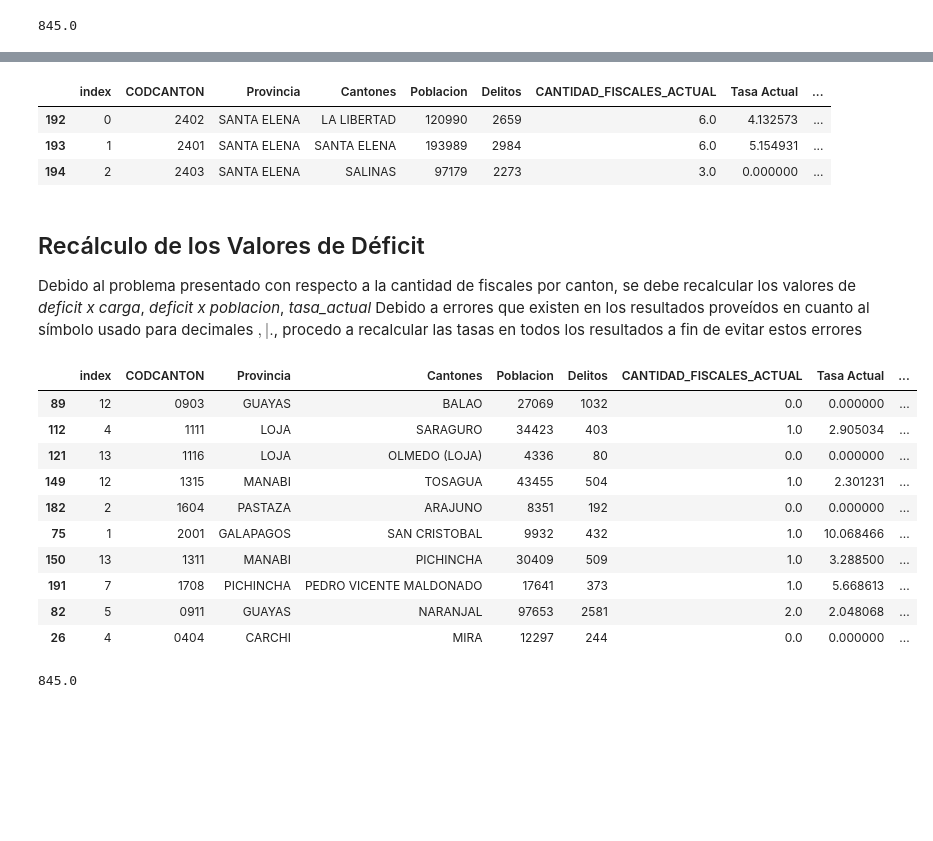
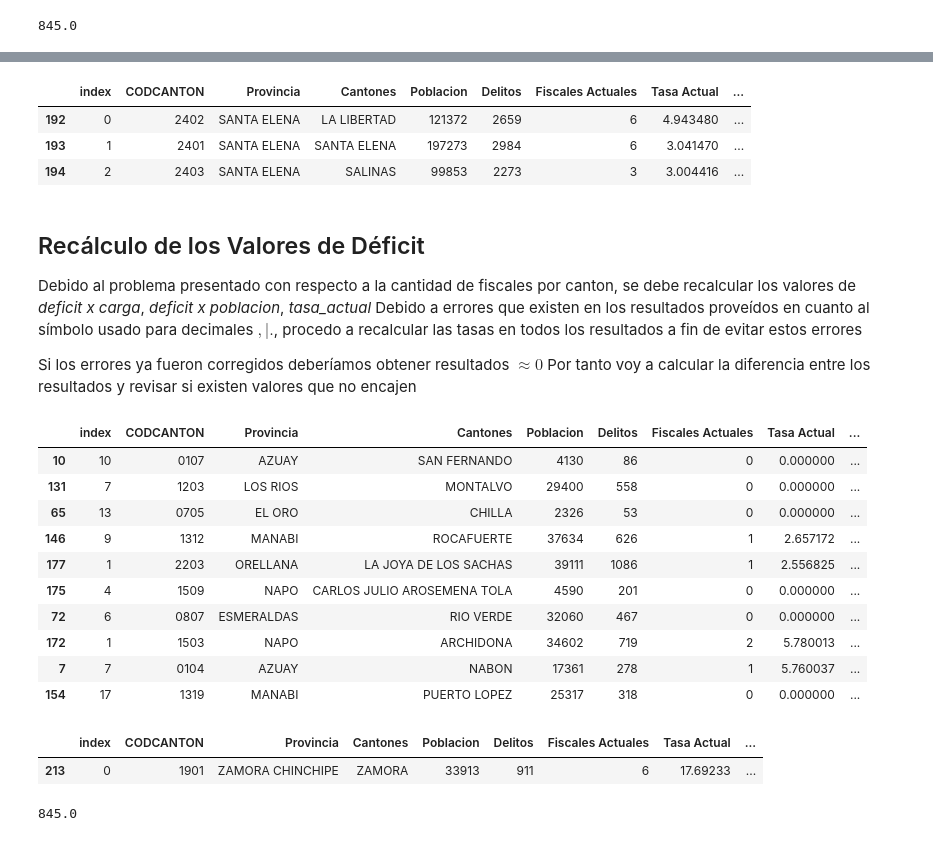
Before and after one commit to Darioxba1994/Proyecto_Fiscal-a, a Jupyter notebook: FormateoResultados.ipynb, the cells around one changed output, grey strips where cells are left out. Cells and saved outputs as stored; diff of their text form; code cells hidden in the pictures; blank space fills up the shorter version.

```diff
--- a/FormateoResultados.ipynb
+++ b/FormateoResultados.ipynb
@@ -68,8 +69,10 @@ from tqdm import tqdm
 import re
 regex = r"Resultados\_([\wÁÉÍÓÚ Ñ]+).xlsx"
 deficit_fiscales_dict = {}
-for arch in tqdm(os.listdir(os.path.join(dir_root, 'Resultados/Modelo/'))):
-    file_path = os.path.join(dir_root, 'Resultados/Modelo/', arch)
+# for arch in tqdm(os.listdir(os.path.join(dir_root, 'Resultados/Modelo/'))):
+for arch in tqdm(os.listdir(os.path.join(dir_root, 'Resultados_Corregidos/Resultados_Final/'))):
+    # file_path = os.path.join(dir_root, 'Resultados/Modelo/', arch)
+    file_path = os.path.join(dir_root, 'Resultados_Corregidos/Resultados_Final/', arch)
     provincia_name = re.findall(regex, arch, re.MULTILINE)[0]
     provincia_df = pd.read_excel(file_path, sheet_name='Resumen')
     provincia_df['Provincia'] = provincia_name
@@ -218,3 +226,5 @@ deficit_cantones[deficit_cantones.Cantones.str.contains("SANTIAGO")]
 deficit_cantones.Cantones[deficit_cantones.CODCANTON=='NO ENCUENTRO'].tolist()
 # %% [output]
 []
+# %%
+deficit_cantones.CODCANTON[deficit_cantones.Cantones=="LAS GOLONDRINAS"] = "0001"
@@ -285,12 +306,14 @@ Reordenando las columnas
 # %%
-deficit_cantones_df = deficit_cantones_tmp.copy()
+# deficit_cantones_df = deficit_cantones_tmp.copy() # Lo retiro porque la suma de la EPN es correcta
+deficit_cantones_df = deficit_cantones.copy()
 deficit_cantones_df = deficit_cantones_df.loc[:,['index',
                                                  'CODCANTON',
                                                  'Provincia',
                                                  'Cantones',
                                                  'Poblacion',
                                                  'Delitos',
-                                                 'CANTIDAD_FISCALES_ACTUAL',
+                                                #  'CANTIDAD_FISCALES_ACTUAL', # Nombre resultado del merge
+                                                 'Fiscales Actuales',
                                                  'Tasa Actual',
                                                  'Fiscales x Carga',
                                                  'Déficit x Carga',
@@ -334,35 +357,53 @@ deficit_cantones_df[deficit_cantones_df.Provincia=="LOJA"]
 # %%
 deficit_cantones_df[deficit_cantones_df.Provincia=="SANTA ELENA"]
 # %% [output]
-|  | index | CODCANTON | Provincia | Cantones | Poblacion | Delitos | CANTIDAD_FISCALES_ACTUAL | Tasa Actual | ... |
-| 192 | 0 | 2402 | SANTA ELENA | LA LIBERTAD | 120990 | 2659 | 6.0 | 4.132573 | ... |
-| 193 | 1 | 2401 | SANTA ELENA | SANTA ELENA | 193989 | 2984 | 6.0 | 5.154931 | ... |
-| 194 | 2 | 2403 | SANTA ELENA | SALINAS | 97179 | 2273 | 3.0 | 0.000000 | ... |
+|  | index | CODCANTON | Provincia | Cantones | Poblacion | Delitos | Fiscales Actuales | Tasa Actual | ... |
+| 192 | 0 | 2402 | SANTA ELENA | LA LIBERTAD | 121372 | 2659 | 6 | 4.943480 | ... |
+| 193 | 1 | 2401 | SANTA ELENA | SANTA ELENA | 197273 | 2984 | 6 | 3.041470 | ... |
+| 194 | 2 | 2403 | SANTA ELENA | SALINAS | 99853 | 2273 | 3 | 3.004416 | ... |
 # %% [markdown]
 ## Recálculo de los Valores de Déficit
 
 Debido al problema presentado con respecto a la cantidad de fiscales por canton, se debe recalcular los valores de *deficit x carga*, *deficit x poblacion*, *tasa_actual*
 Debido a errores que existen en los resultados proveídos en cuanto al símbolo usado para decimales ${,|.}$, procedo a recalcular las tasas en todos los resultados a fin de evitar estos errores
+
+Si los errores ya fueron corregidos deberíamos obtener resultados $\approx 0$ Por tanto voy a calcular la diferencia entre los resultados y revisar si existen valores que no encajen
 # %%
-deficit_cantones_df['Tasa Actual'] = deficit_cantones_df.CANTIDAD_FISCALES_ACTUAL / deficit_cantones_df.Poblacion*1e5
-deficit_cantones_df['Déficit x Carga'] = deficit_cantones_df['Fiscales x Carga'] - deficit_cantones_df['CANTIDAD_FISCALES_ACTUAL']
-deficit_cantones_df['Déficit x Población'] = deficit_cantones_df['Fiscales x Población'] - deficit_cantones_df['CANTIDAD_FISCALES_ACTUAL']
+# Activar para realizar el recálculo de valores
+# deficit_cantones_df['Tasa Actual'] = deficit_cantones_df.CANTIDAD_FISCALES_ACTUAL / deficit_cantones_df.Poblacion*1e5
+# deficit_cantones_df['Déficit x Carga'] = deficit_cantones_df['Fiscales x Carga'] - deficit_cantones_df['CANTIDAD_FISCALES_ACTUAL']
+# deficit_cantones_df['Déficit x Población'] = deficit_cantones_df['Fiscales x Población'] - deficit_cantones_df['CANTIDAD_FISCALES_ACTUAL']
+# # recalculo de tasas para mitigar errores
+# deficit_cantones_df['Tasa x Carga'] = deficit_cantones_df['Fiscales x Carga'] / deficit_cantones_df.Poblacion*1e5
+# deficit_cantones_df['Tasa x Población'] = deficit_cantones_df['Fiscales x Población'] / deficit_cantones_df.Poblacion*1e5
+# deficit_cantones_df.sample(10)
+
+# Cálculo de Verificación
+deficit_cantones_df['Tasa Actual Check'] = deficit_cantones_df['Fiscales Actuales'] / deficit_cantones_df.Poblacion*1e5 - deficit_cantones_df['Tasa Actual']
+deficit_cantones_df['Déficit x Carga Check'] = deficit_cantones_df['Fiscales x Carga'] - deficit_cantones_df['Fiscales Actuales'] - deficit_cantones_df['Déficit x Carga']
+deficit_cantones_df['Déficit x Población Check'] = deficit_cantones_df['Fiscales x Población'] - deficit_cantones_df['Fiscales Actuales'] - deficit_cantones_df['Déficit x Población']
 # recalculo de tasas para mitigar errores
-deficit_cantones_df['Tasa x Carga'] = deficit_cantones_df['Fiscales x Carga'] / deficit_cantones_df.Poblacion*1e5
-deficit_cantones_df['Tasa x Población'] = deficit_cantones_df['Fiscales x Población'] / deficit_cantones_df.Poblacion*1e5
+deficit_cantones_df['Tasa x Carga Check'] = deficit_cantones_df['Fiscales x Carga'] / deficit_cantones_df.Poblacion*1e5 #- deficit_cantones_df['Tasa x Carga']
+deficit_cantones_df['Tasa x Población Check'] = deficit_cantones_df['Fiscales x Población'] / deficit_cantones_df.Poblacion*1e5 #- deficit_cantones_df['Tasa x Población']
 deficit_cantones_df.sample(10)
 # %% [output]
-|  | index | CODCANTON | Provincia | Cantones | Poblacion | Delitos | CANTIDAD_FISCALES_ACTUAL | Tasa Actual | ... |
-| 89 | 12 | 0903 | GUAYAS | BALAO | 27069 | 1032 | 0.0 | 0.000000 | ... |
-| 112 | 4 | 1111 | LOJA | SARAGURO | 34423 | 403 | 1.0 | 2.905034 | ... |
-| 121 | 13 | 1116 | LOJA | OLMEDO (LOJA) | 4336 | 80 | 0.0 | 0.000000 | ... |
-| 149 | 12 | 1315 | MANABI | TOSAGUA | 43455 | 504 | 1.0 | 2.301231 | ... |
-| 182 | 2 | 1604 | PASTAZA | ARAJUNO | 8351 | 192 | 0.0 | 0.000000 | ... |
-| 75 | 1 | 2001 | GALAPAGOS | SAN CRISTOBAL | 9932 | 432 | 1.0 | 10.068466 | ... |
-| 150 | 13 | 1311 | MANABI | PICHINCHA | 30409 | 509 | 1.0 | 3.288500 | ... |
-| 191 | 7 | 1708 | PICHINCHA | PEDRO VICENTE MALDONADO | 17641 | 373 | 1.0 | 5.668613 | ... |
-| 82 | 5 | 0911 | GUAYAS | NARANJAL | 97653 | 2581 | 2.0 | 2.048068 | ... |
-| 26 | 4 | 0404 | CARCHI | MIRA | 12297 | 244 | 0.0 | 0.000000 | ... |
+|  | index | CODCANTON | Provincia | Cantones | Poblacion | Delitos | Fiscales Actuales | Tasa Actual | ... |
+| 10 | 10 | 0107 | AZUAY | SAN FERNANDO | 4130 | 86 | 0 | 0.000000 | ... |
+| 131 | 7 | 1203 | LOS RIOS | MONTALVO | 29400 | 558 | 0 | 0.000000 | ... |
+| 65 | 13 | 0705 | EL ORO | CHILLA | 2326 | 53 | 0 | 0.000000 | ... |
+| 146 | 9 | 1312 | MANABI | ROCAFUERTE | 37634 | 626 | 1 | 2.657172 | ... |
+| 177 | 1 | 2203 | ORELLANA | LA JOYA DE LOS SACHAS | 39111 | 1086 | 1 | 2.556825 | ... |
+| 175 | 4 | 1509 | NAPO | CARLOS JULIO AROSEMENA TOLA | 4590 | 201 | 0 | 0.000000 | ... |
+| 72 | 6 | 0807 | ESMERALDAS | RIO VERDE | 32060 | 467 | 0 | 0.000000 | ... |
+| 172 | 1 | 1503 | NAPO | ARCHIDONA | 34602 | 719 | 2 | 5.780013 | ... |
+| 7 | 7 | 0104 | AZUAY | NABON | 17361 | 278 | 1 | 5.760037 | ... |
+| 154 | 17 | 1319 | MANABI | PUERTO LOPEZ | 25317 | 318 | 0 | 0.000000 | ... |
+# %%
+deficit_cantones_df[(deficit_cantones_df['Déficit x Carga Check']!=0)|
+                    (deficit_cantones_df['Déficit x Población Check']!=0)]
+# %% [output]
+|  | index | CODCANTON | Provincia | Cantones | Poblacion | Delitos | Fiscales Actuales | Tasa Actual | ... |
+| 213 | 0 | 1901 | ZAMORA CHINCHIPE | ZAMORA | 33913 | 911 | 6 | 17.69233 | ... |
 # %%
 deficit_cantones_df.CANTIDAD_FISCALES_ACTUAL.sum()
 # %% [output]
```
Also changed, not shown: parts of 18 cells of this notebook.
